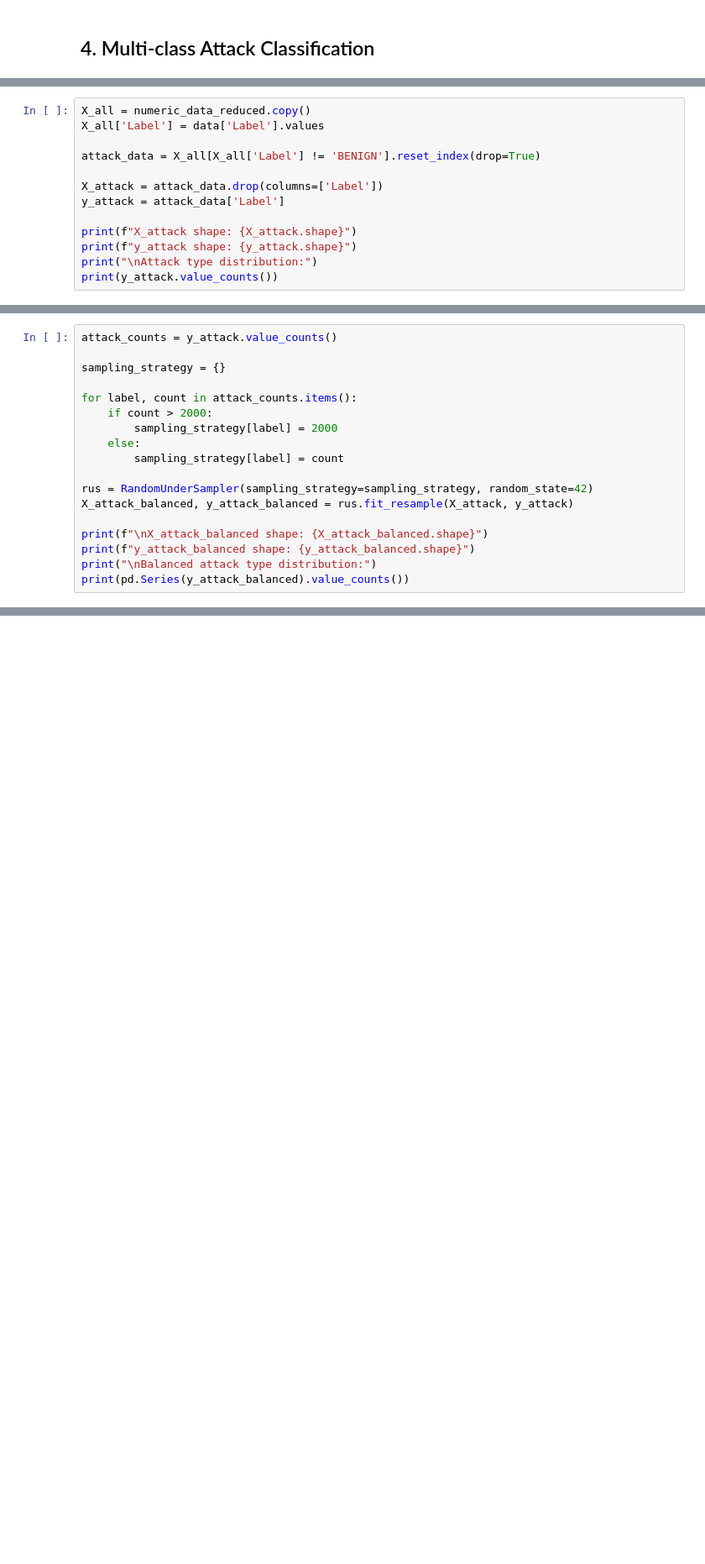
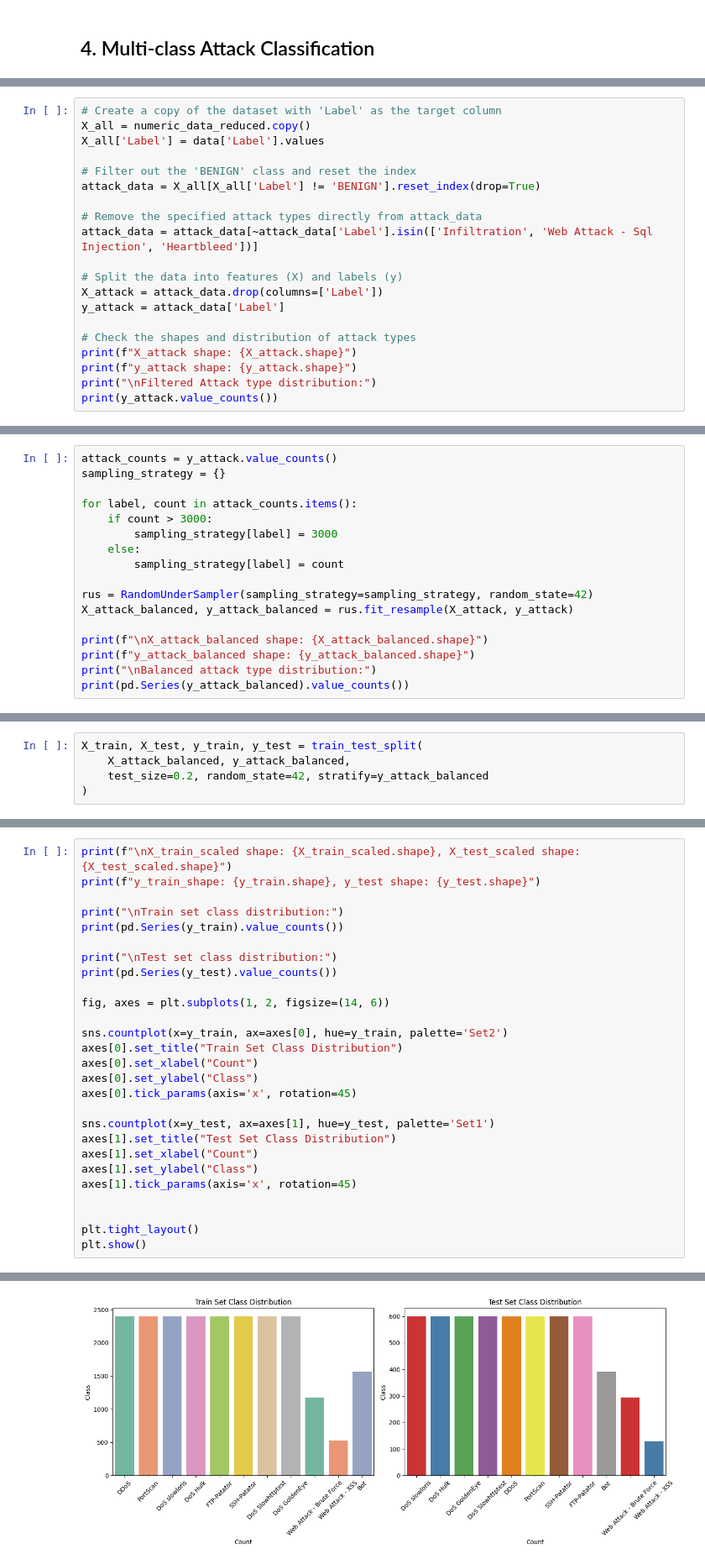
Before and after one commit to burakdogangazi/Confidence-Based-Hierarchical-IDS, a Jupyter notebook: detection.ipynb, the cells around one changed output, grey strips where cells are left out. Shown at 84% size. Saved outputs shown, nothing was run; the diff lists cells and outputs as text; blank space fills up the shorter version.

```diff
--- a/detection.ipynb
+++ b/detection.ipynb
@@ -652,14 +729,21 @@ Best model 'Random Forest' saved to model_logs\best_model_Random_Forest.pkl
 # %%
+# Create a copy of the dataset with 'Label' as the target column
 X_all = numeric_data_reduced.copy()
 X_all['Label'] = data['Label'].values
 
+# Filter out the 'BENIGN' class and reset the index
 attack_data = X_all[X_all['Label'] != 'BENIGN'].reset_index(drop=True)
 
+# Remove the specified attack types directly from attack_data
+attack_data = attack_data[~attack_data['Label'].isin(['Infiltration', 'Web Attack - Sql Injection', 'Heartbleed'])]
+
+# Split the data into features (X) and labels (y)
 X_attack = attack_data.drop(columns=['Label'])
 y_attack = attack_data['Label']
 
+# Check the shapes and distribution of attack types
 print(f"X_attack shape: {X_attack.shape}")
 print(f"y_attack shape: {y_attack.shape}")
-print("\nAttack type distribution:")
+print("\nFiltered Attack type distribution:")
 print(y_attack.value_counts())
 # %% [output]
@@ -686,11 +769,10 @@ Name: count, dtype: int64
 # %%
 attack_counts = y_attack.value_counts()
-
 sampling_strategy = {}
 
 for label, count in attack_counts.items():
-    if count > 2000:
-        sampling_strategy[label] = 2000
+    if count > 3000:
+        sampling_strategy[label] = 3000
     else:
         sampling_strategy[label] = count
 
@@ -808,0 +806,5 @@ plt.show()
+# %%
+X_train, X_test, y_train, y_test = train_test_split(
+    X_attack_balanced, y_attack_balanced,
+    test_size=0.2, random_state=42, stratify=y_attack_balanced
+)
@@ -808,0 +847,28 @@ plt.show()
+# %%
+print(f"\nX_train_scaled shape: {X_train_scaled.shape}, X_test_scaled shape: {X_test_scaled.shape}")
+print(f"y_train_shape: {y_train.shape}, y_test shape: {y_test.shape}")
+
+print("\nTrain set class distribution:")
+print(pd.Series(y_train).value_counts())
+
+print("\nTest set class distribution:")
+print(pd.Series(y_test).value_counts())
+
+fig, axes = plt.subplots(1, 2, figsize=(14, 6))
+
+sns.countplot(x=y_train, ax=axes[0], hue=y_train, palette='Set2')
+axes[0].set_title("Train Set Class Distribution")
+axes[0].set_xlabel("Count")
+axes[0].set_ylabel("Class")
+axes[0].tick_params(axis='x', rotation=45)
+
+sns.countplot(x=y_test, ax=axes[1], hue=y_test, palette='Set1')
+axes[1].set_title("Test Set Class Distribution")
+axes[1].set_xlabel("Count")
+axes[1].set_ylabel("Class")
+axes[1].tick_params(axis='x', rotation=45)
+
+
+plt.tight_layout()
+plt.show()
+# %% [output]
@@ -808,0 +892 @@ plt.show()
+[figure, added]
```
Also changed, not shown: parts of 31 cells of this notebook.
